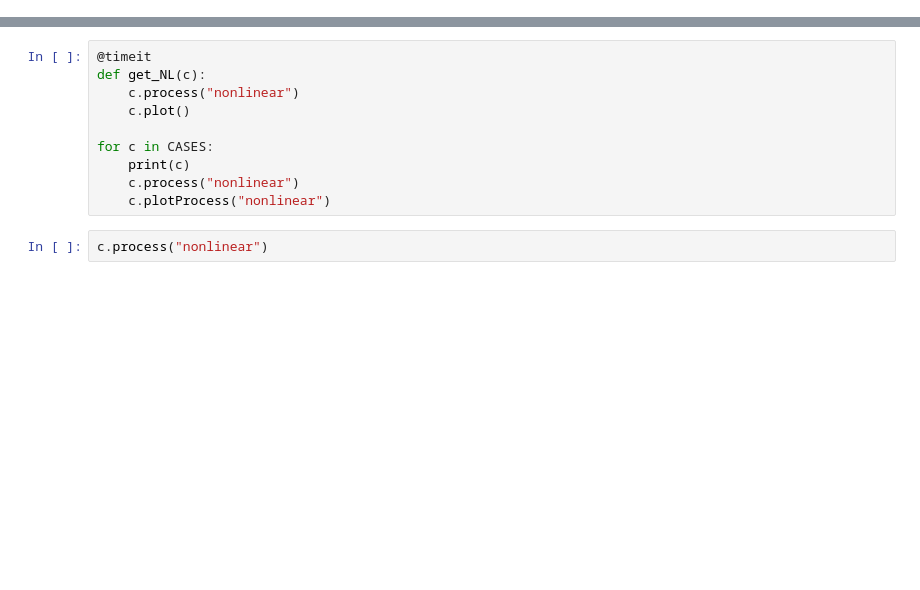
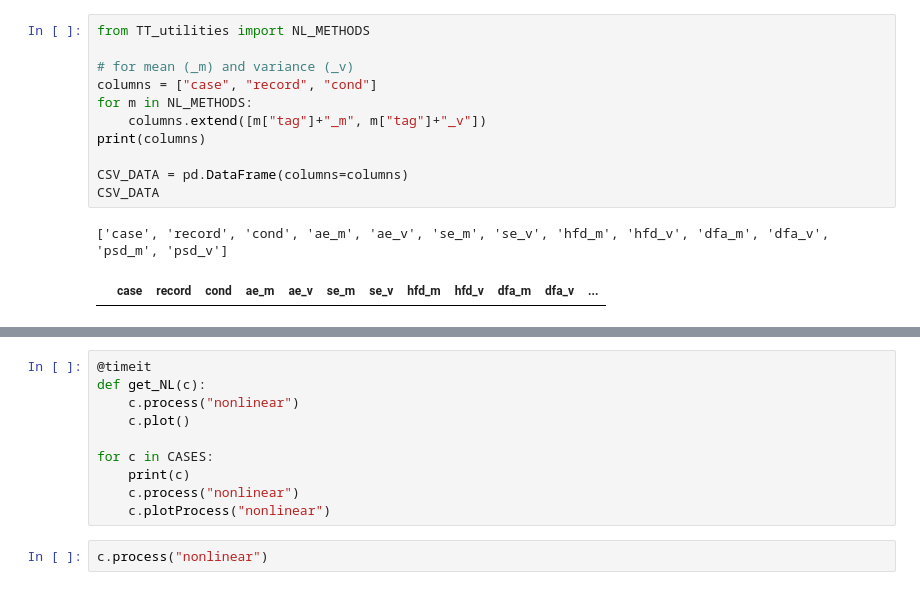
Before and after one commit to AlanPalomino/TTB_2020_2_13, a Jupyter notebook: code_tests.ipynb, the cells around one changed output, grey strips where cells are left out. Cells and saved outputs as stored; diff of their text form; blank space fills up the shorter version.

```diff
--- a/code_tests.ipynb
+++ b/code_tests.ipynb
@@ -14,0 +54,14 @@ for record_dir in RECORD_DIRS:
+# %%
+from TT_utilities import NL_METHODS
+
+# for mean (_m) and variance (_v)
+columns = ["case", "record", "cond"]
+for m in NL_METHODS:
+    columns.extend([m["tag"]+"_m", m["tag"]+"_v"])
+print(columns)
+
+CSV_DATA = pd.DataFrame(columns=columns)
+CSV_DATA
+# %% [output]
+['case', 'record', 'cond', 'ae_m', 'ae_v', 'se_m', 'se_v', 'hfd_m', 'hfd_v', 'dfa_m', 'dfa_v', 'psd_m', 'psd_v']
+|  | case | record | cond | ae_m | ae_v | se_m | se_v | hfd_m | hfd_v | dfa_m | dfa_v | ... |
```
Also changed, not shown: parts of 5 cells of this notebook, 6 other files.
